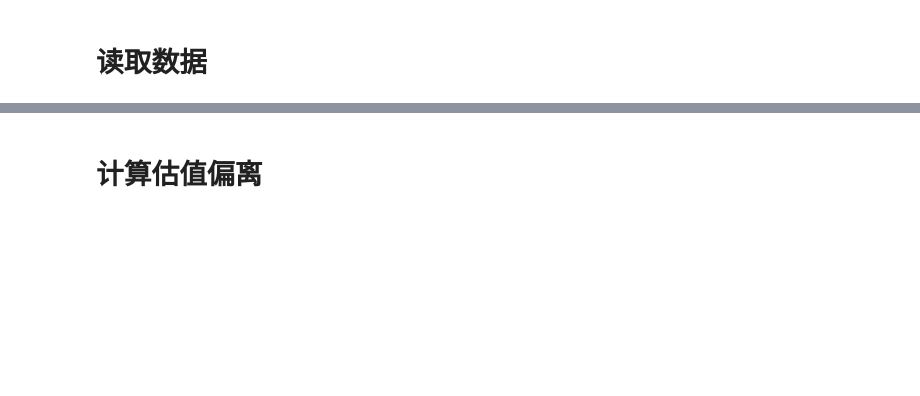
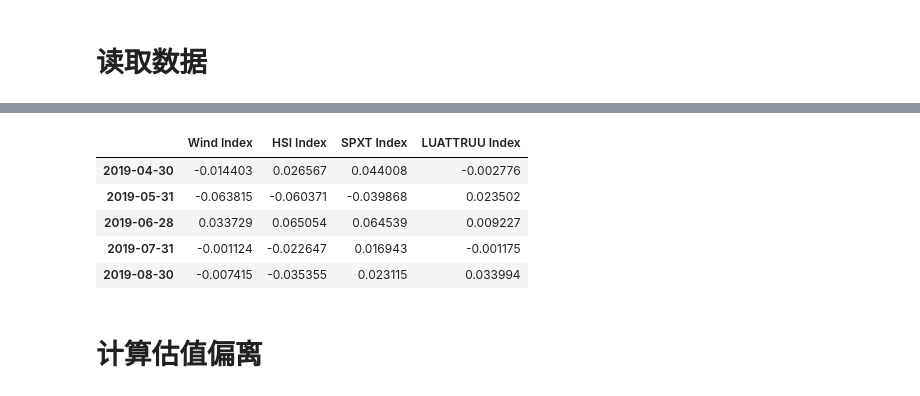
Before and after one commit to yf1291/zjsxzy_in_js, a Jupyter notebook: strategy/全球购策略/notebook/全球资产配置策略模拟.ipynb, the cells around one changed output, grey strips where cells are left out. Saved outputs shown, nothing was run; the diff lists cells and outputs as text; code cells hidden in the pictures; blank space fills up the shorter version.

```diff
--- a/strategy/全球购策略/notebook/全球资产配置策略模拟.ipynb
+++ b/strategy/全球购策略/notebook/全球资产配置策略模拟.ipynb
@@ -48,6 +48,15 @@ asset_columns = [a_stock, hk_stock, us_stock, 'LUATTRUU Index']
 assets_ret = df[asset_columns].pct_change()
 # %%
 fed_rate = df['FDTRMID Index']
+# %%
+assets_ret.tail()
+# %% [output]
+|  | Wind Index | HSI Index | SPXT Index | LUATTRUU Index |
+| 2019-04-30 | -0.014403 | 0.026567 | 0.044008 | -0.002776 |
+| 2019-05-31 | -0.063815 | -0.060371 | -0.039868 | 0.023502 |
+| 2019-06-28 | 0.033729 | 0.065054 | 0.064539 | 0.009227 |
+| 2019-07-31 | -0.001124 | -0.022647 | 0.016943 | -0.001175 |
+| 2019-08-30 | -0.007415 | -0.035355 | 0.023115 | 0.033994 |
 # %% [markdown]
 # 计算估值偏离
 # %%
```
Also changed, not shown: parts of 11 cells of this notebook, 39 other files.
